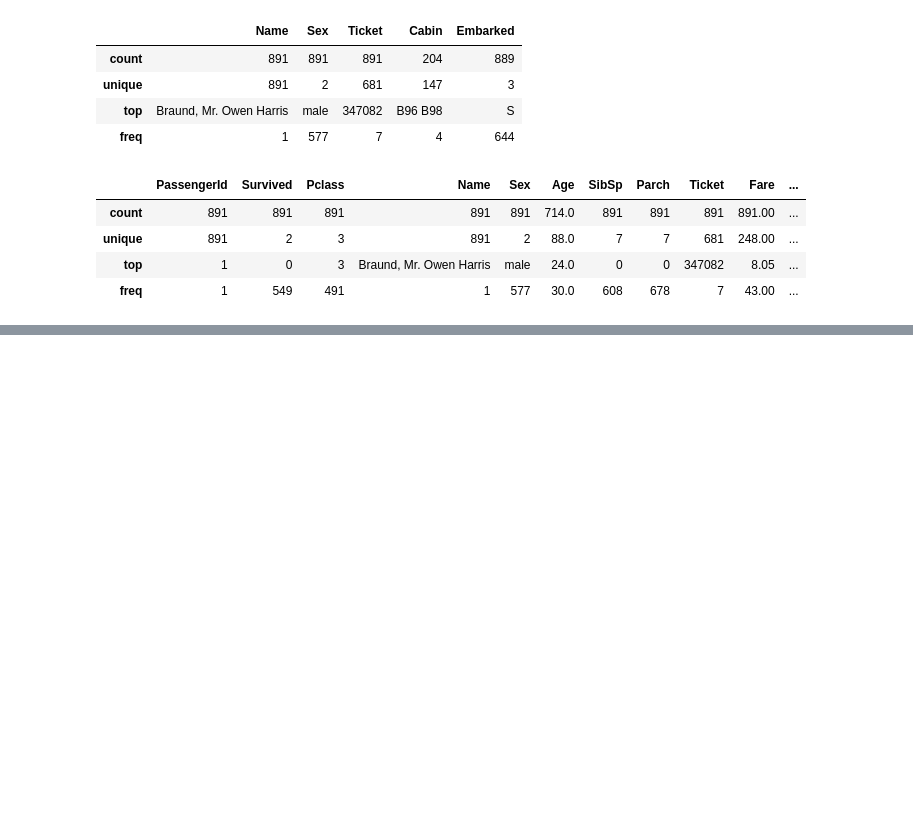
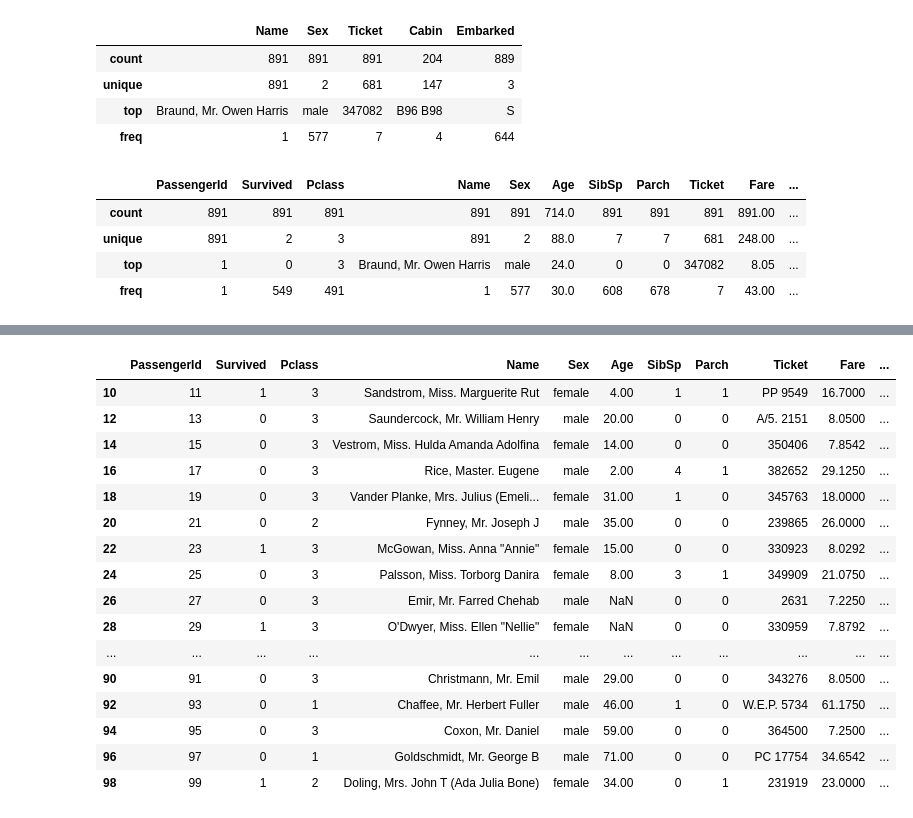
Before and after one commit to omkarpattnaik8080/Pandas, a Jupyter notebook: PandasCompleteadv.ipynb, the cells around one changed output, grey strips where cells are left out. Saved outputs shown, nothing was run; the diff lists cells and outputs as text; code cells hidden in the pictures; blank space fills up the shorter version.

```diff
--- a/PandasCompleteadv.ipynb
+++ b/PandasCompleteadv.ipynb
@@ -436,0 +483,21 @@ df1.astype("object").describe()#whatever dataframe you have consider that as obj
+# %%
+#if we only want the alternate rows that can be also done
+df1[10:100:2]#2 is the jump here
+# %% [output]
+|  | PassengerId | Survived | Pclass | Name | Sex | Age | SibSp | Parch | Ticket | Fare | ... |
+| 10 | 11 | 1 | 3 | Sandstrom, Miss. Marguerite Rut | female | 4.00 | 1 | 1 | PP 9549 | 16.7000 | ... |
+| 12 | 13 | 0 | 3 | Saundercock, Mr. William Henry | male | 20.00 | 0 | 0 | A/5. 2151 | 8.0500 | ... |
+| 14 | 15 | 0 | 3 | Vestrom, Miss. Hulda Amanda Adolfina | female | 14.00 | 0 | 0 | 350406 | 7.8542 | ... |
+| 16 | 17 | 0 | 3 | Rice, Master. Eugene | male | 2.00 | 4 | 1 | 382652 | 29.1250 | ... |
+| 18 | 19 | 0 | 3 | Vander Planke, Mrs. Julius (Emeli... | female | 31.00 | 1 | 0 | 345763 | 18.0000 | ... |
+| 20 | 21 | 0 | 2 | Fynney, Mr. Joseph J | male | 35.00 | 0 | 0 | 239865 | 26.0000 | ... |
+| 22 | 23 | 1 | 3 | McGowan, Miss. Anna "Annie" | female | 15.00 | 0 | 0 | 330923 | 8.0292 | ... |
+| 24 | 25 | 0 | 3 | Palsson, Miss. Torborg Danira | female | 8.00 | 3 | 1 | 349909 | 21.0750 | ... |
+| 26 | 27 | 0 | 3 | Emir, Mr. Farred Chehab | male | NaN | 0 | 0 | 2631 | 7.2250 | ... |
+| 28 | 29 | 1 | 3 | O'Dwyer, Miss. Ellen "Nellie" | female | NaN | 0 | 0 | 330959 | 7.8792 | ... |
+| ... | ... | ... | ... | ... | ... | ... | ... | ... | ... | ... | ... |
+| 90 | 91 | 0 | 3 | Christmann, Mr. Emil | male | 29.00 | 0 | 0 | 343276 | 8.0500 | ... |
+| 92 | 93 | 0 | 1 | Chaffee, Mr. Herbert Fuller | male | 46.00 | 1 | 0 | W.E.P. 5734 | 61.1750 | ... |
+| 94 | 95 | 0 | 3 | Coxon, Mr. Daniel | male | 59.00 | 0 | 0 | 364500 | 7.2500 | ... |
+| 96 | 97 | 0 | 1 | Goldschmidt, Mr. George B | male | 71.00 | 0 | 0 | PC 17754 | 34.6542 | ... |
+| 98 | 99 | 1 | 2 | Doling, Mrs. John T (Ada Julia Bone) | female | 34.00 | 0 | 1 | 231919 | 23.0000 | ... |
```
Also changed, not shown: parts of 21 cells of this notebook.
